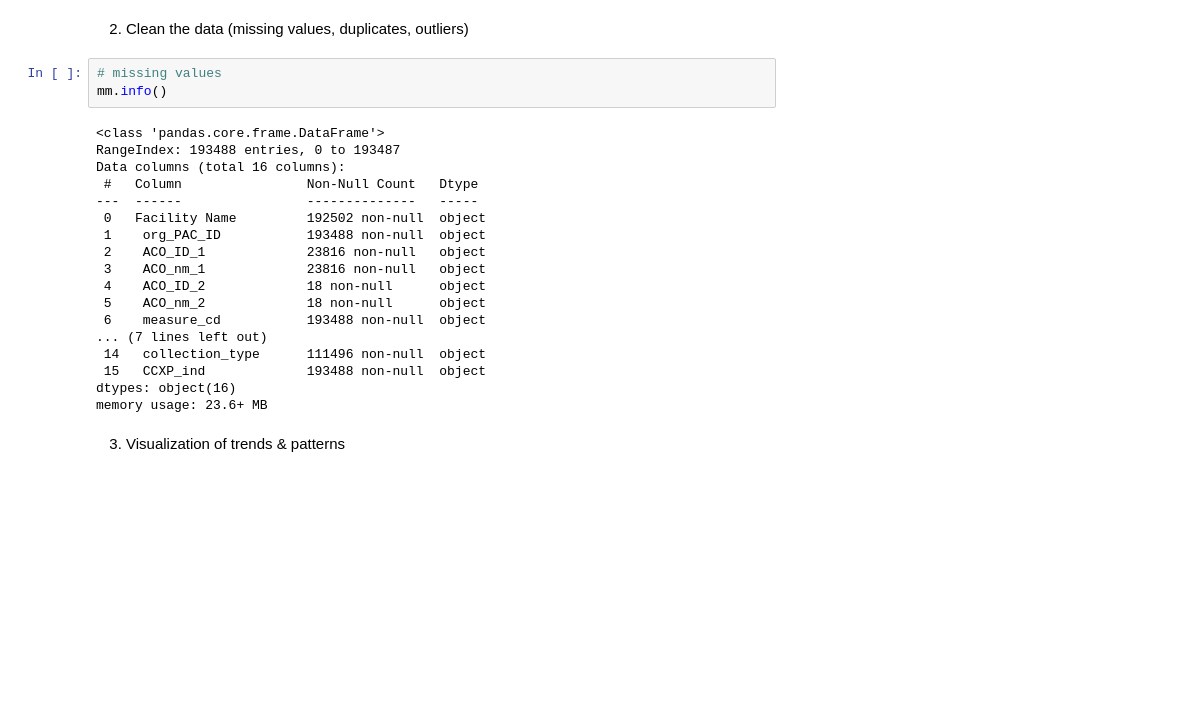
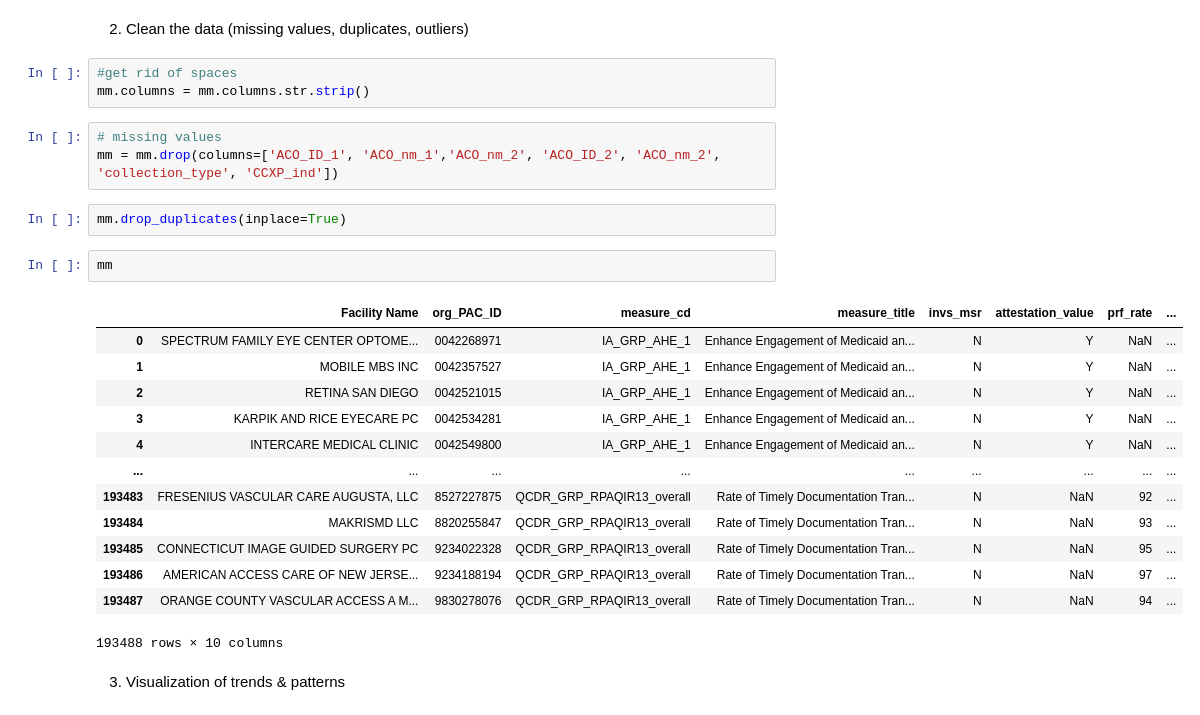
Before and after one commit to cubicle24/mips, a Jupyter notebook: notebooks/mips.ipynb, the cells around one changed output. Saved outputs shown, nothing was run; the diff lists cells and outputs as text; blank space fills up the shorter version.

```diff
--- a/notebooks/mips.ipynb
+++ b/notebooks/mips.ipynb
@@ -17,26 +35,29 @@ mm.head()
 | 4 | INTERCARE MEDICAL CLINIC | 0042549800 | NaN | NaN | NaN | NaN | IA_GRP_AHE_1 | Enhance Engagement of Medicaid an... | ... |
 # %% [markdown]
 2. Clean the data (missing values, duplicates, outliers)
+# %%
+#get rid of spaces
+mm.columns = mm.columns.str.strip()
 # %%
 # missing values
-mm.info()
+mm = mm.drop(columns=['ACO_ID_1', 'ACO_nm_1','ACO_nm_2', 'ACO_ID_2', 'ACO_nm_2', 'collection_type', 'CCXP_ind'])
-# %% [output]
-<class 'pandas.core.frame.DataFrame'>
-RangeIndex: 193488 entries, 0 to 193487
-Data columns (total 16 columns):
- #   Column                Non-Null Count   Dtype
----  ------                --------------   -----
- 0   Facility Name         192502 non-null  object
- 1    org_PAC_ID           193488 non-null  object
- 2    ACO_ID_1             23816 non-null   object
- 3    ACO_nm_1             23816 non-null   object
- 4    ACO_ID_2             18 non-null      object
- 5    ACO_nm_2             18 non-null      object
- 6    measure_cd           193488 non-null  object
-... (7 lines left out)
- 14   collection_type      111496 non-null  object
- 15   CCXP_ind             193488 non-null  object
-dtypes: object(16)
-memory usage: 23.6+ MB
+# %%
+mm.drop_duplicates(inplace=True)
+# %%
+mm
+# %% [output]
+|  | Facility Name | org_PAC_ID | measure_cd | measure_title | invs_msr | attestation_value | prf_rate | ... |
+| 0 | SPECTRUM FAMILY EYE CENTER OPTOME... | 0042268971 | IA_GRP_AHE_1 | Enhance Engagement of Medicaid an... | N | Y | NaN | ... |
+| 1 | MOBILE MBS INC | 0042357527 | IA_GRP_AHE_1 | Enhance Engagement of Medicaid an... | N | Y | NaN | ... |
+| 2 | RETINA SAN DIEGO | 0042521015 | IA_GRP_AHE_1 | Enhance Engagement of Medicaid an... | N | Y | NaN | ... |
+| 3 | KARPIK AND RICE EYECARE PC | 0042534281 | IA_GRP_AHE_1 | Enhance Engagement of Medicaid an... | N | Y | NaN | ... |
+| 4 | INTERCARE MEDICAL CLINIC | 0042549800 | IA_GRP_AHE_1 | Enhance Engagement of Medicaid an... | N | Y | NaN | ... |
+| ... | ... | ... | ... | ... | ... | ... | ... | ... |
+| 193483 | FRESENIUS VASCULAR CARE AUGUSTA, LLC | 8527227875 | QCDR_GRP_RPAQIR13_overall | Rate of Timely Documentation Tran... | N | NaN | 92 | ... |
+| 193484 | MAKRISMD LLC | 8820255847 | QCDR_GRP_RPAQIR13_overall | Rate of Timely Documentation Tran... | N | NaN | 93 | ... |
+| 193485 | CONNECTICUT IMAGE GUIDED SURGERY PC | 9234022328 | QCDR_GRP_RPAQIR13_overall | Rate of Timely Documentation Tran... | N | NaN | 95 | ... |
+| 193486 | AMERICAN ACCESS CARE OF NEW JERSE... | 9234188194 | QCDR_GRP_RPAQIR13_overall | Rate of Timely Documentation Tran... | N | NaN | 97 | ... |
+| 193487 | ORANGE COUNTY VASCULAR ACCESS A M... | 9830278076 | QCDR_GRP_RPAQIR13_overall | Rate of Timely Documentation Tran... | N | NaN | 94 | ... |
+193488 rows × 10 columns
 # %% [markdown]
 3. Visualization of trends & patterns
```
Also changed, not shown: parts of 3 cells of this notebook.
